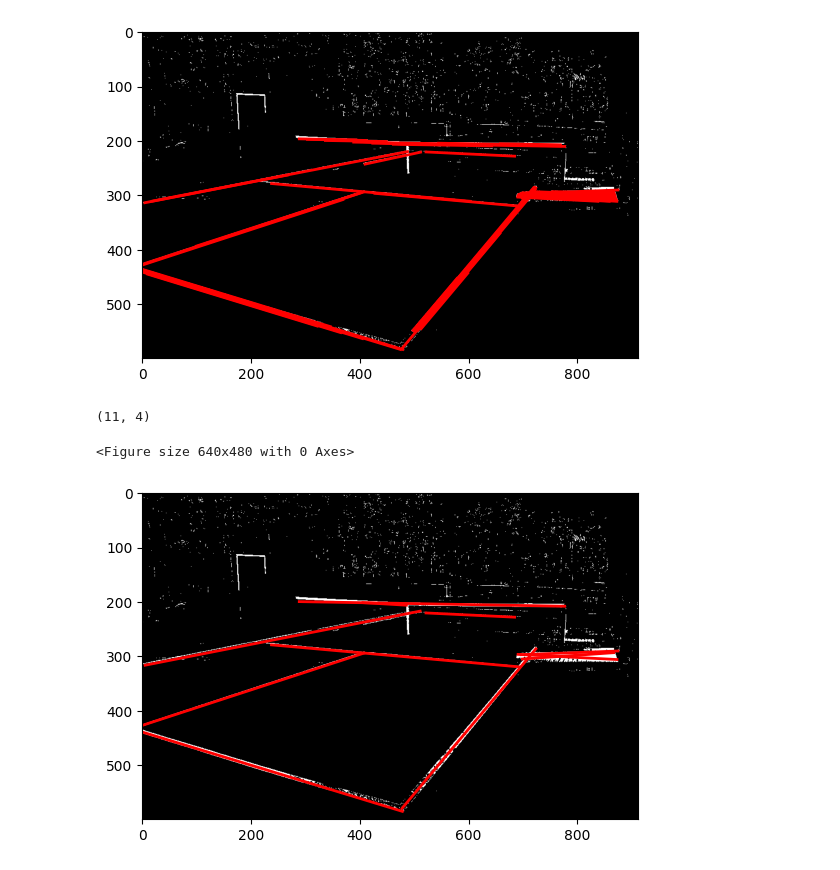
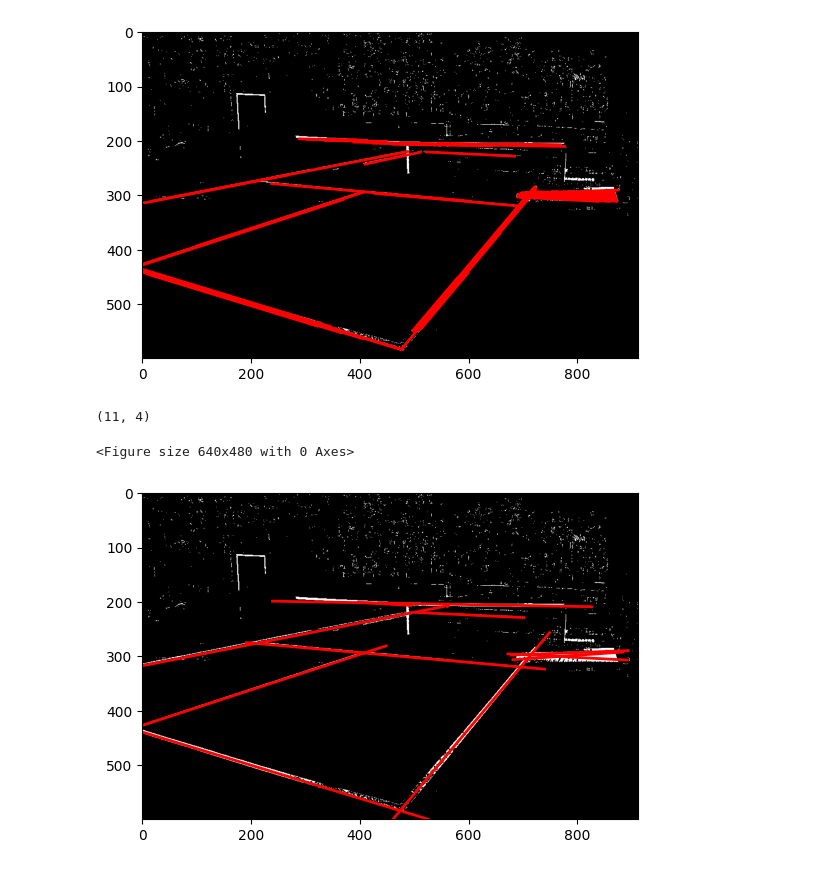
Before and after one commit to ekchapman/pickleball_roomba, a Jupyter notebook: vanishing_points/better_line_detection.ipynb, the cells around one changed output. Saved outputs shown, nothing was run; the diff lists cells and outputs as text; code cells hidden in the pictures.

```diff
--- a/vanishing_points/better_line_detection.ipynb
+++ b/vanishing_points/better_line_detection.ipynb
@@ -78,22 +80,22 @@ print(hough_lines.shape)
 # %%
 avg_lines = cluster_segments(hough_lines)["average_lines"]
 
-# extend the lines by 10% to guarantee intersections
+# extend the lines by 10% per side to guarantee intersections
 x1 = avg_lines[:, 0]
 y1 = avg_lines[:, 1]
 x2 = avg_lines[:, 2]
 y2 = avg_lines[:, 3]
-v12 = (avg_lines[:, 0:2] - avg_lines[:, 2:4])
+v12 = (avg_lines[:, 2:4] - avg_lines[:, 0:2])
 extended_avg_lines = avg_lines.copy()
-extended_avg_lines[:, 0:2] -= v12 * 0.05
-extended_avg_lines[:, 2:4] += v12 * 0.05
+extended_avg_lines[:, 0:2] -= v12 * 0.1
+extended_avg_lines[:, 2:4] += v12 * 0.1
 
 plt.figure()
 _, ax2 = plt.subplots()
 ax2.imshow(im_thresh, cmap="gray")
 plot_segments(ax2, extended_avg_lines, colors=["red"], linewidths=[2])
 print(avg_lines.shape)
 # %% [output]
 (11, 4)
 <Figure size 640x480 with 0 Axes>
-[figure, old version]
+[figure, new version]
```
Also changed, not shown: parts of 3 cells of this notebook, 2 other files.
